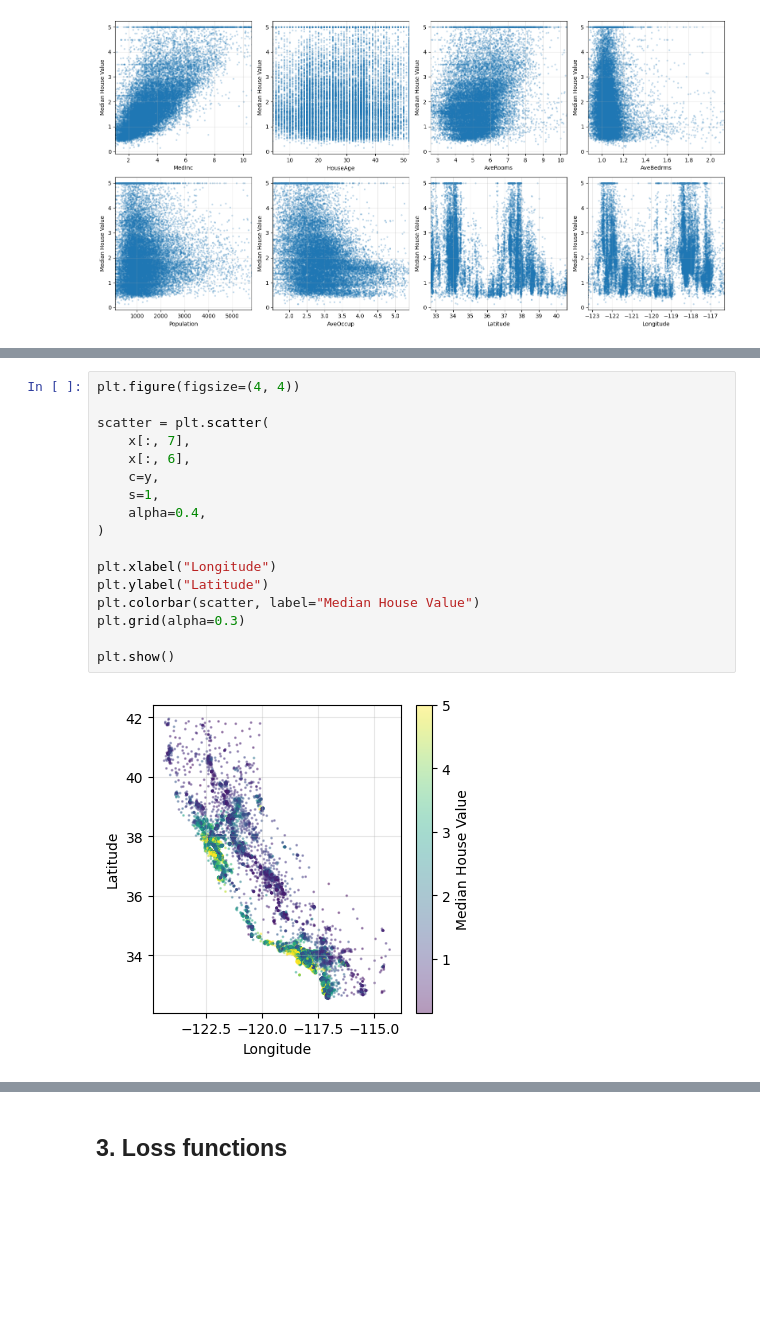
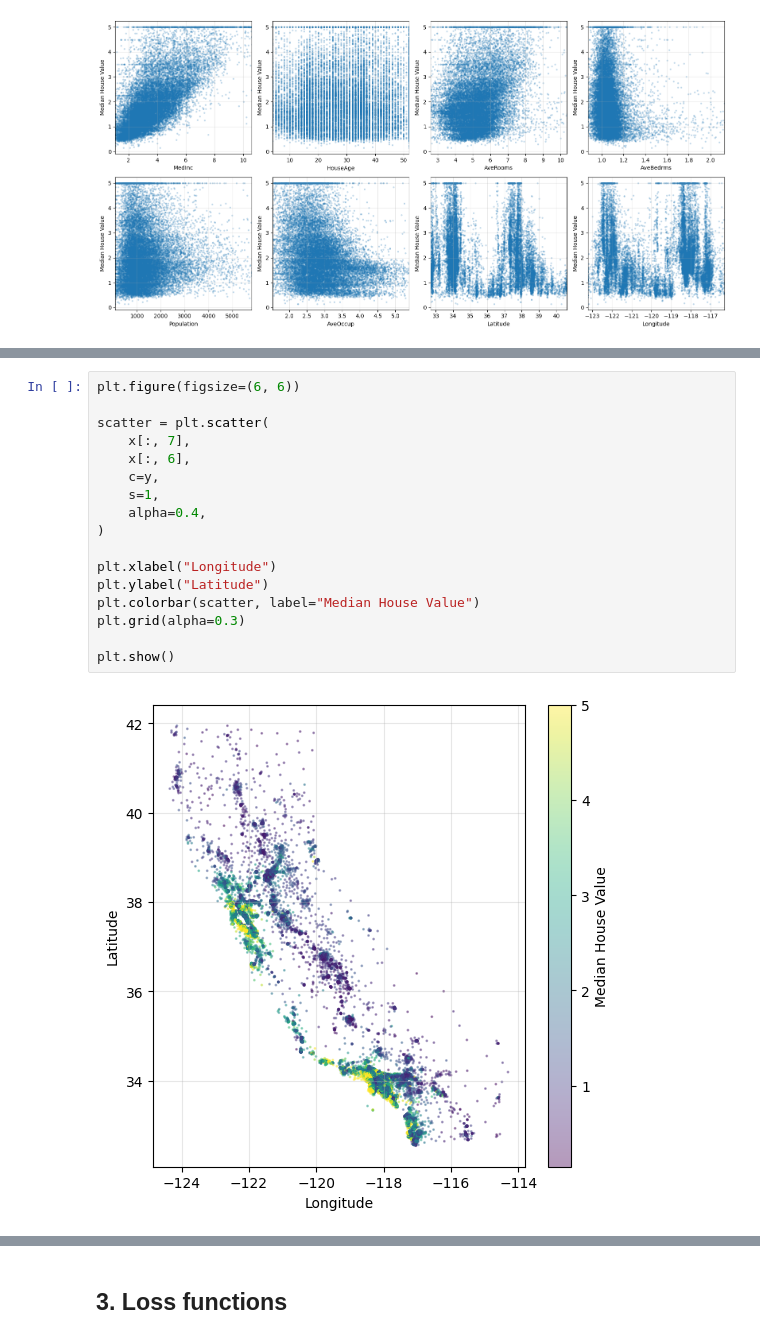
Before and after one commit to Tpoc311/applied-ai-workbench, a Jupyter notebook: ml_fundamentals/linear_models/linear_regression/linear_regression.ipynb, the cells around one changed output, grey strips where cells are left out. Drawn from its saved outputs; the diff is of its cells as text; blank space fills up the shorter version.

```diff
--- a/ml_fundamentals/linear_models/linear_regression/linear_regression.ipynb
+++ b/ml_fundamentals/linear_models/linear_regression/linear_regression.ipynb
@@ -140,19 +180,19 @@ plt.show()
 # %%
-plt.figure(figsize=(4, 4))
+plt.figure(figsize=(6, 6))
 
 scatter = plt.scatter(
     x[:, 7],
     x[:, 6],
     c=y,
     s=1,
     alpha=0.4,
 )
 
 plt.xlabel("Longitude")
 plt.ylabel("Latitude")
 plt.colorbar(scatter, label="Median House Value")
 plt.grid(alpha=0.3)
 
 plt.show()
 # %% [output]
-[figure, old version]
+[figure, new version]
```
Also changed, not shown: parts of 14 cells of this notebook.
